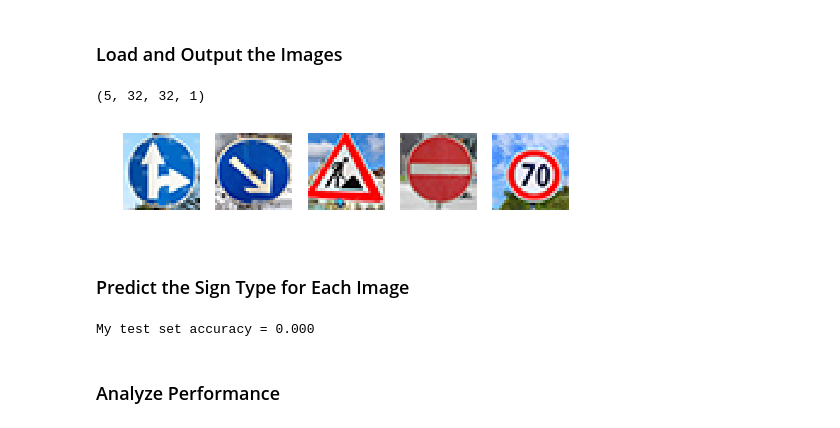
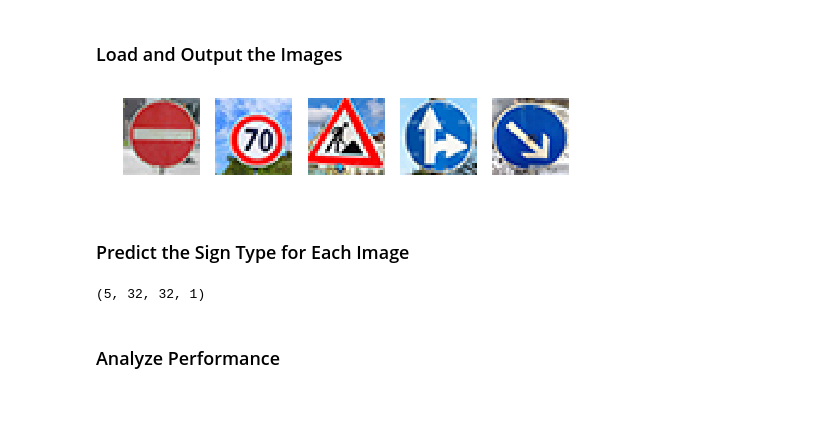
Before and after one commit to flyingcow8/CarND-Traffic-Sign-Classifier-Project, a Jupyter notebook: Traffic_Sign_Classifier.ipynb, the cells around one changed output. Drawn from its saved outputs; the diff is of its cells as text; code cells hidden in the pictures.

```diff
--- a/Traffic_Sign_Classifier.ipynb
+++ b/Traffic_Sign_Classifier.ipynb
@@ -338,26 +338,26 @@ You may find `signnames.csv` useful as it contains mappings from the class id (i
 # %%
 ### Load the images and plot them here.
 ### Feel free to use as many code cells as needed.
 # Reinitialize and re-import if starting a new kernel here
 import matplotlib.pyplot as plt
 %matplotlib inline
-import cv2
 import glob
-import numpy as np
+from PIL import Image
+from pylab import *
 
+# save download pictures' data
 pics_dl = []
 
 plt.figure(figsize=(8, 8))
 
 for i, img in enumerate(glob.glob('./traffic-signs-download/*.jpg')):
-    image = cv2.imread(img)
+    image = array(Image.open(img))
     plt.subplot(1, 5, i+1)
-    plt.imshow(cv2.cvtColor(image, cv2.COLOR_BGR2RGB))
+    plt.imshow(image)
     plt.axis('off')
     pics_dl.append(image)
 # %% [output]
-(5, 32, 32, 1)
-[figure, old version]
+[figure, new version]
 # %% [markdown]
 ### Predict the Sign Type for Each Image
 # %%
@@ -369,11 +369,11 @@ for i, img in enumerate(glob.glob('./traffic-signs-download/*.jpg')):
 pics_dl = normalize(grayscale(np.asarray(pics_dl)))
 
 # check from the signnames.csv
-labels_dl = [33, 38, 25, 17, 4]
+labels_dl = [17, 4, 25, 36, 38]
 
 print(pics_dl.shape)
 # %% [output]
-My test set accuracy = 0.000
+(5, 32, 32, 1)
 # %% [markdown]
 ### Analyze Performance
 # %%
```
Also changed, not shown: parts of 4 cells of this notebook.
